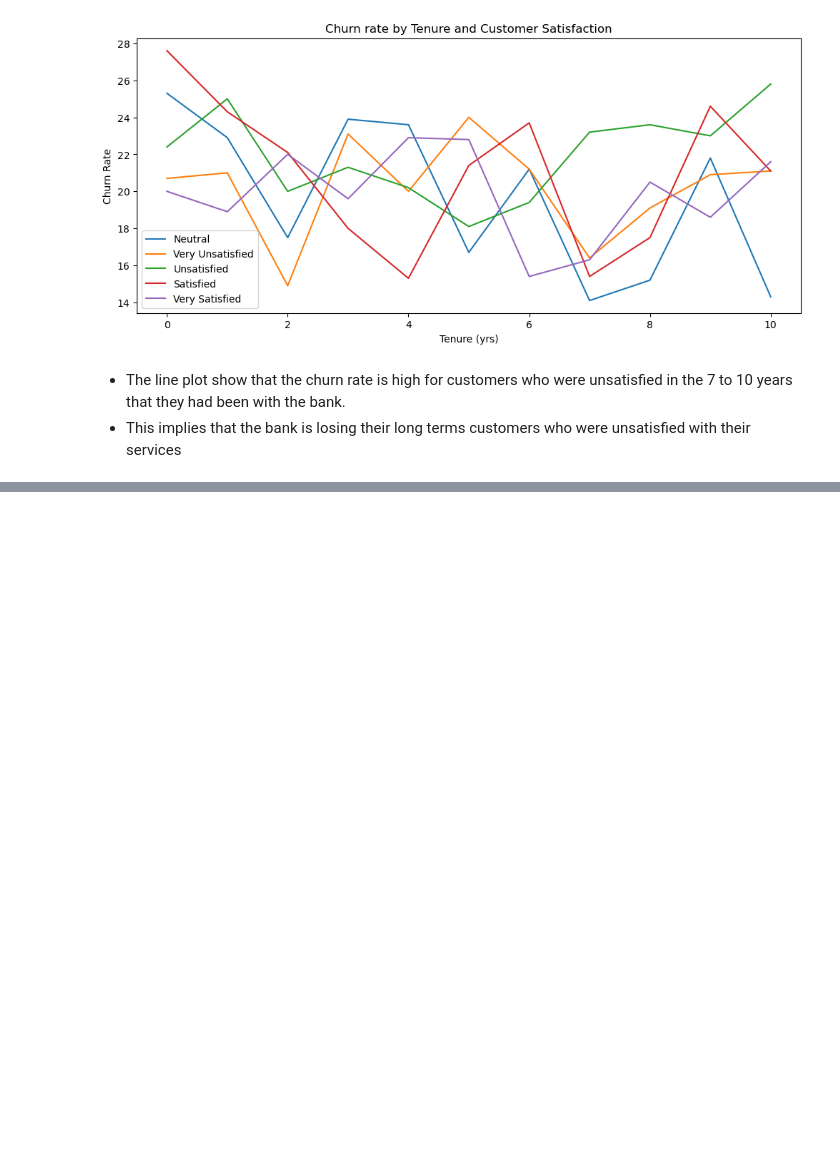
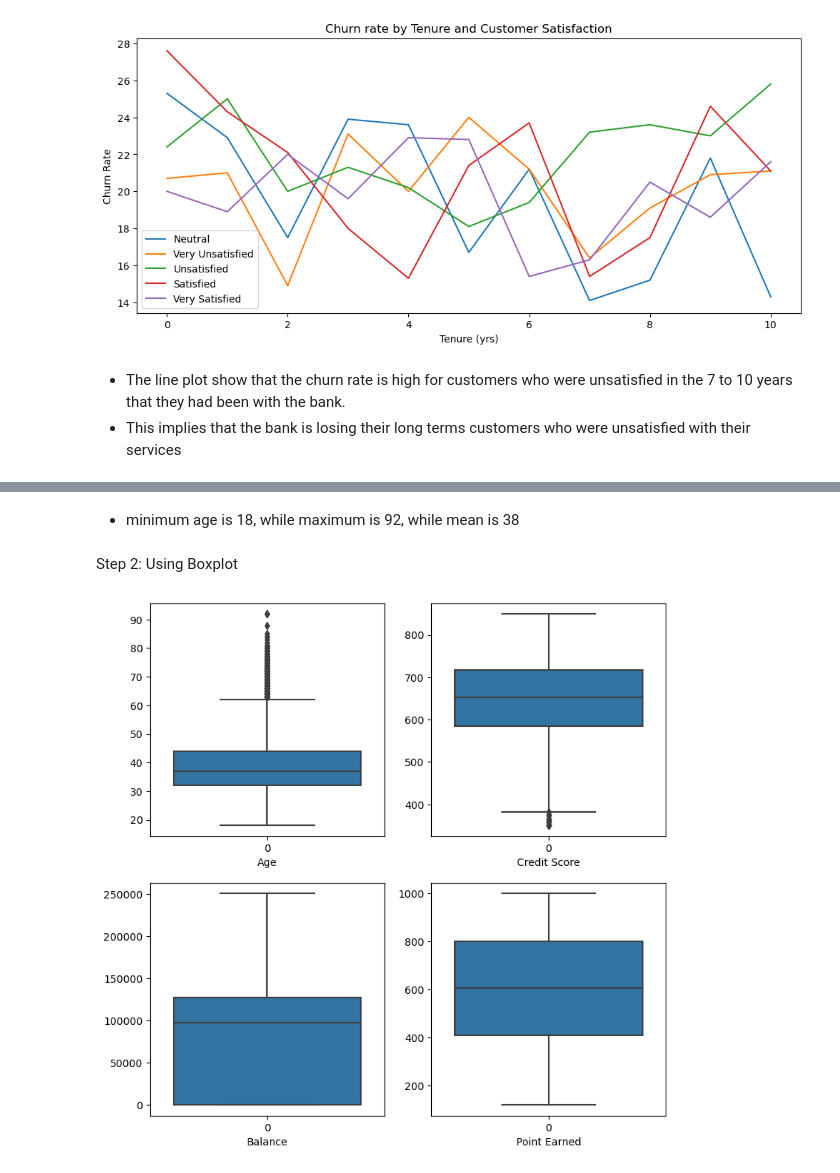
Before and after one commit to valezenwanne/Bank-Customer-Churn-Prediction, a Jupyter notebook: Bank Customer Churn Prediction.ipynb, the cells around one changed output, grey strips where cells are left out. Cells and saved outputs as stored; diff of their text form; code cells hidden in the pictures; blank space fills up the shorter version.

Commit message:
Data Preprocessing, detecting and remiving outliers

```diff
--- a/Bank Customer Churn Prediction.ipynb
+++ b/Bank Customer Churn Prediction.ipynb
@@ -1472,0 +1475,4 @@ plt.show()
+# %%
+#create a copy of the original data
+df2 = df.copy()
+df2.head(2)
@@ -1472,0 +1483,4 @@ plt.show()
+# %%
+#drop unnecessary columns (RowNumber, CustomerId and EstimatedSalary)
+df2.drop(['RowNumber', 'EstimatedSalary', 'CustomerId'], axis=1, inplace=True)
+df2.head(3)
@@ -1472,0 +1508,21 @@ plt.show()
+# %% [markdown]
+- minimum age is 18, while maximum is 92, while mean is 38
+# %% [markdown]
+Step 2: Using Boxplot
+# %%
+#plot a boxplot to detect outliers
+fig, ax = plt.subplots(2, 2, figsize=[9,9])
+
+sns.boxplot(df2['Age'], ax=ax[0,0])
+sns.boxplot(df2['CreditScore'], ax=ax[0,1])
+sns.boxplot(df2['Balance'], ax=ax[1,0])
+sns.boxplot(df2['Point Earned'], ax=ax[1,1])
+
+#add xlabel
+ax[0,0].set_xlabel('Age')
+ax[0,1].set_xlabel('Credit Score')
+ax[1,0].set_xlabel('Balance')
+ax[1,1].set_xlabel('Point Earned')
+plt.show()
+# %% [output]
+[figure, added]
```
Also changed, not shown: parts of 45 cells of this notebook.
